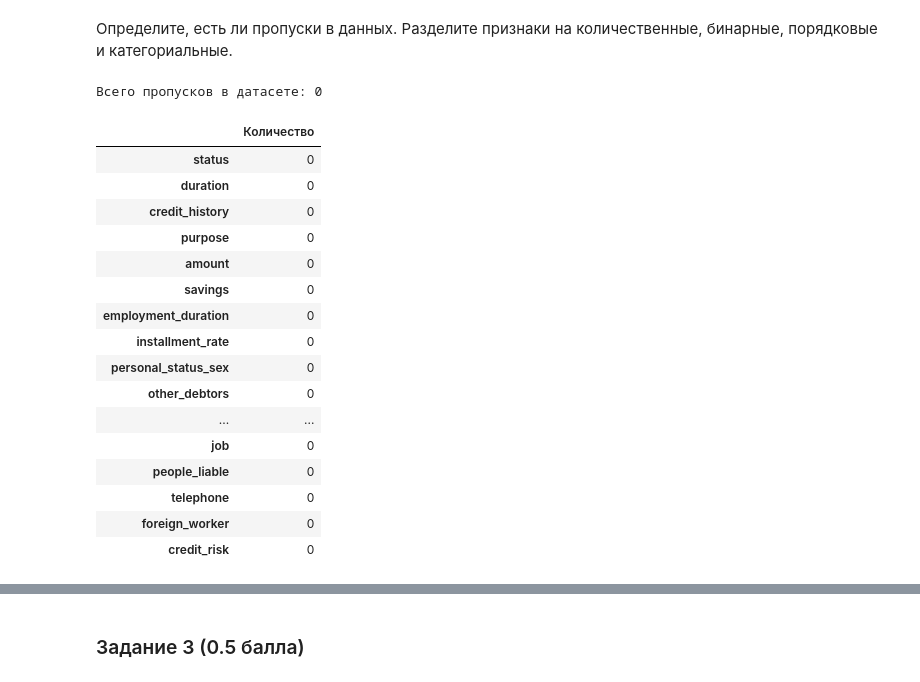
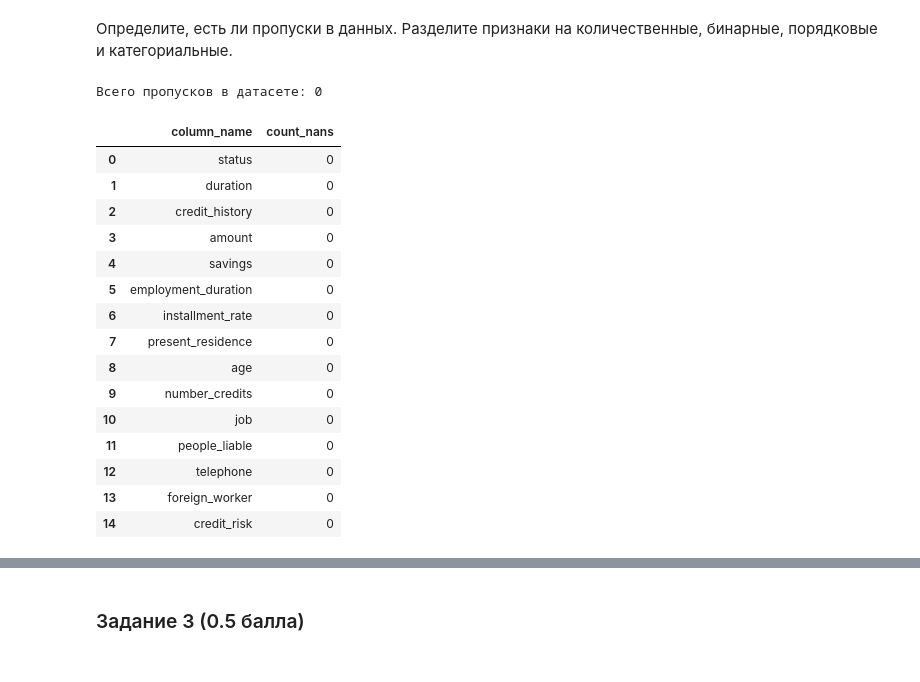
Before and after one commit to rudast/machine-learning-2026, a Jupyter notebook: lesson-5/hw01-EDA.ipynb, the cells around one changed output, grey strips where cells are left out. Cells and saved outputs as stored; diff of their text form; code cells hidden in the pictures.

```diff
--- a/lesson-5/hw01-EDA.ipynb
+++ b/lesson-5/hw01-EDA.ipynb
@@ -63,26 +82,34 @@ data.shape
 # %%
 print(f'Всего пропусков в датасете: {data.isna().sum().sum()}')
 
-data.isna().sum().to_frame(name='Количество')
+nans_count = (
+    data.isna()
+    .sum()
+    .reset_index(name='count_nans')
+    .sort_values(by='count_nans', ascending=False)
+    .reset_index(drop=True)
+    .rename(columns={'index': 'column_name'})
+)
+
+display(nans_count)
 # %% [output]
 Всего пропусков в датасете: 0
-|  | Количество |
-| status | 0 |
-| duration | 0 |
-| credit_history | 0 |
-| purpose | 0 |
-| amount | 0 |
-| savings | 0 |
-| employment_duration | 0 |
-| installment_rate | 0 |
-| personal_status_sex | 0 |
-| other_debtors | 0 |
-| ... | ... |
-| job | 0 |
-| people_liable | 0 |
-| telephone | 0 |
-| foreign_worker | 0 |
-| credit_risk | 0 |
+|  | column_name | count_nans |
+| 0 | status | 0 |
+| 1 | duration | 0 |
+| 2 | credit_history | 0 |
+| 3 | amount | 0 |
+| 4 | savings | 0 |
+| 5 | employment_duration | 0 |
+| 6 | installment_rate | 0 |
+| 7 | present_residence | 0 |
+| 8 | age | 0 |
+| 9 | number_credits | 0 |
+| 10 | job | 0 |
+| 11 | people_liable | 0 |
+| 12 | telephone | 0 |
+| 13 | foreign_worker | 0 |
+| 14 | credit_risk | 0 |
 # %% [markdown]
 | # | Признак | Тип |
 |---|---------|-----|
```
Also changed, not shown: parts of 33 cells of this notebook, 1 other file.
